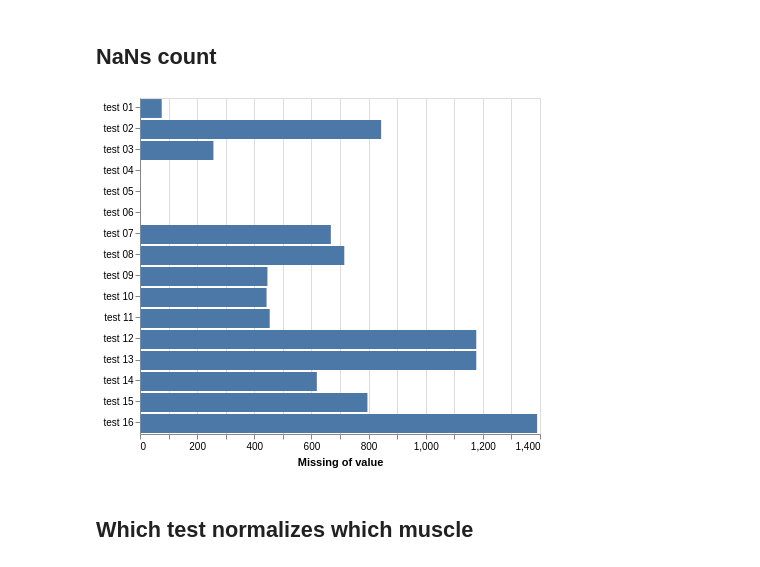
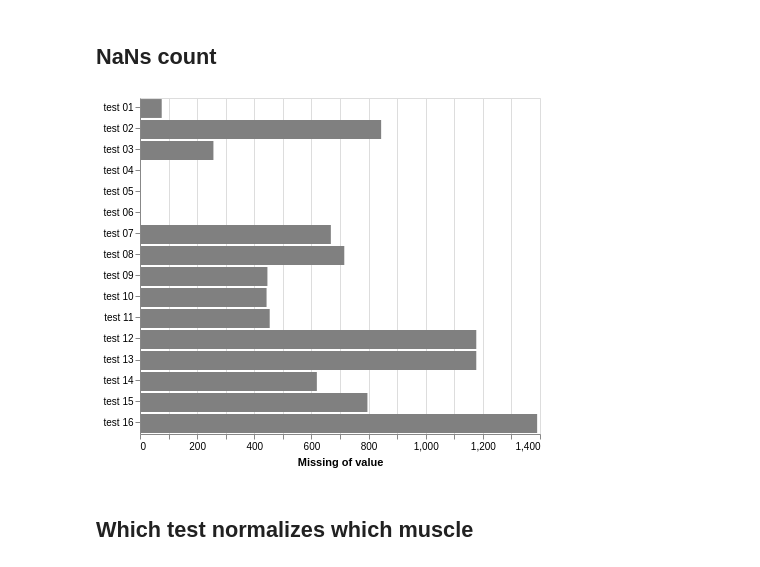
Before and after one commit to romainmartinez/mvc, a Jupyter notebook: mvc.ipynb, the cells around one changed output. Saved outputs shown, nothing was run; the diff lists cells and outputs as text; code cells hidden in the pictures.

```diff
--- a/mvc.ipynb
+++ b/mvc.ipynb
@@ -150,11 +154,11 @@ muscle = base.mark_rect().encode(alt.X("muscle", sort=alt.Sort(MUSCLES), title=N
 # %% [markdown]
 ## NaNs count
 # %%
-alt.Chart(df_wide.melt(id_vars=["dataset", "participant", "muscle"])).mark_bar().encode(
+alt.Chart(df_wide.melt(id_vars=["dataset", "participant", "muscle"])).mark_bar(color='grey').encode(
     alt.X("missing(value)"), alt.Y("test", title=None)
 )
 # %% [output]
-[figure, old version]
+[figure, new version]
 # %% [markdown]
 ## Which test normalizes which muscle
 # %%
```
Also changed, not shown: parts of 29 cells of this notebook, 14 other files.
